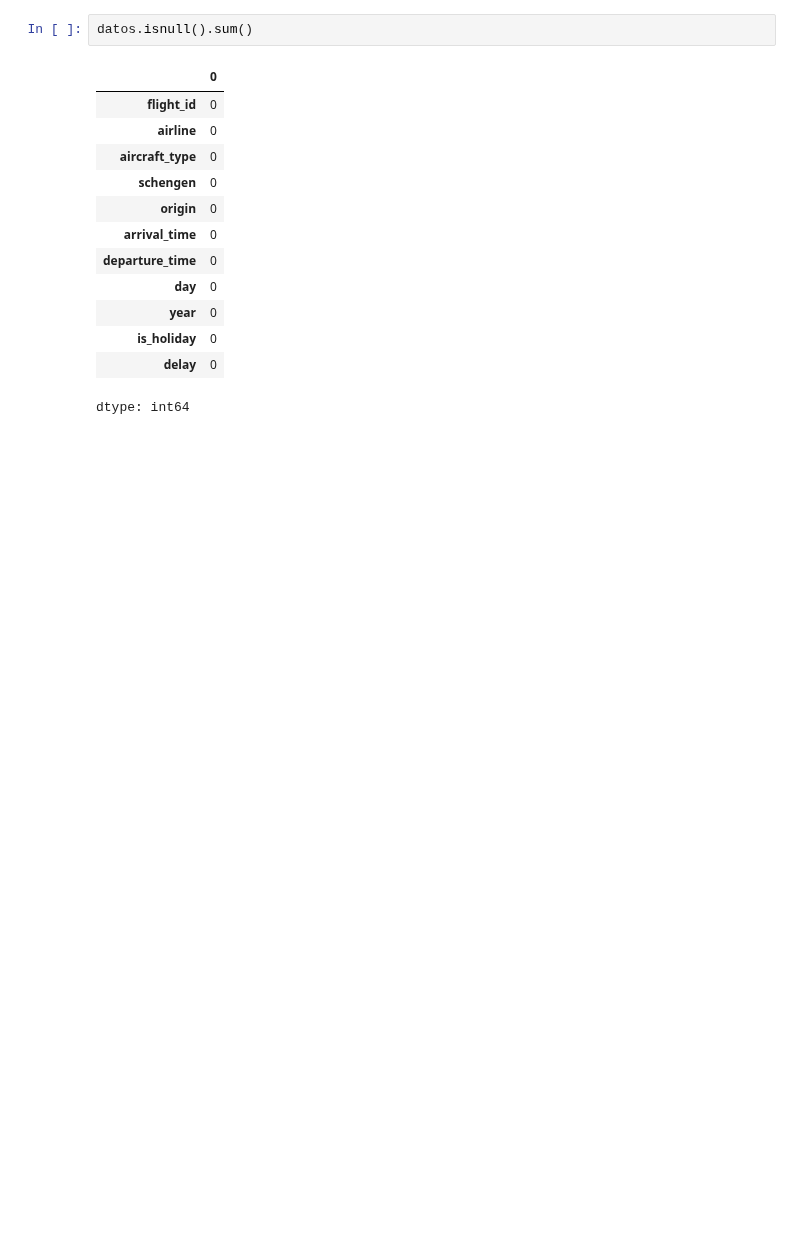
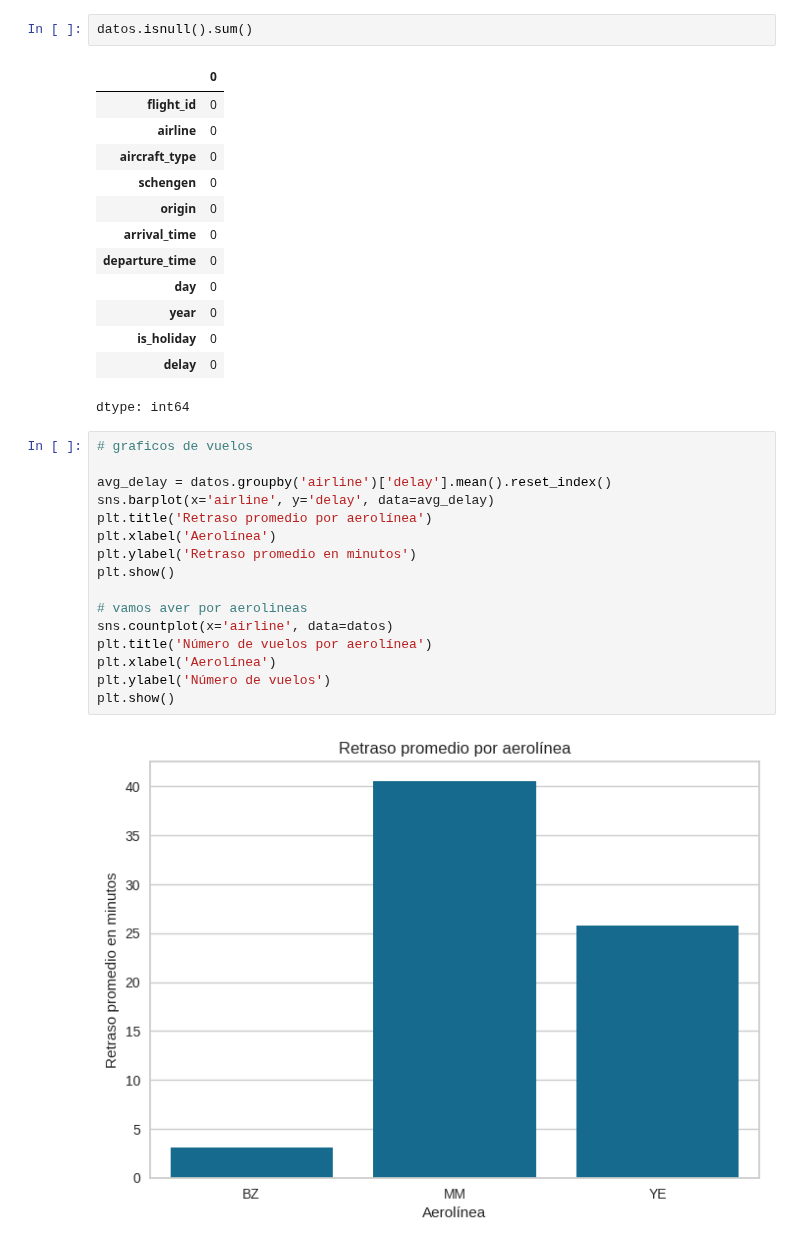
Before and after one commit to r2x4/machine_alura_oracle, a Jupyter notebook: analisi_datos_IA/datos_AI.ipynb, the cells around one changed output. Cells and saved outputs as stored; diff of their text form; blank space fills up the shorter version.

```diff
--- a/analisi_datos_IA/datos_AI.ipynb
+++ b/analisi_datos_IA/datos_AI.ipynb
@@ -89,3 +100,21 @@ datos.isnull().sum()
 | is_holiday | 0 |
 | delay | 0 |
 dtype: int64
+# %%
+# graficos de vuelos
+
+avg_delay = datos.groupby('airline')['delay'].mean().reset_index()
+sns.barplot(x='airline', y='delay', data=avg_delay)
+plt.title('Retraso promedio por aerolínea')
+plt.xlabel('Aerolínea')
+plt.ylabel('Retraso promedio en minutos')
+plt.show()
+
+# vamos aver por aerolineas
+sns.countplot(x='airline', data=datos)
+plt.title('Número de vuelos por aerolínea')
+plt.xlabel('Aerolínea')
+plt.ylabel('Número de vuelos')
+plt.show()
+# %% [output]
+[figure, added]
```
Also changed, not shown: parts of 9 cells of this notebook.
